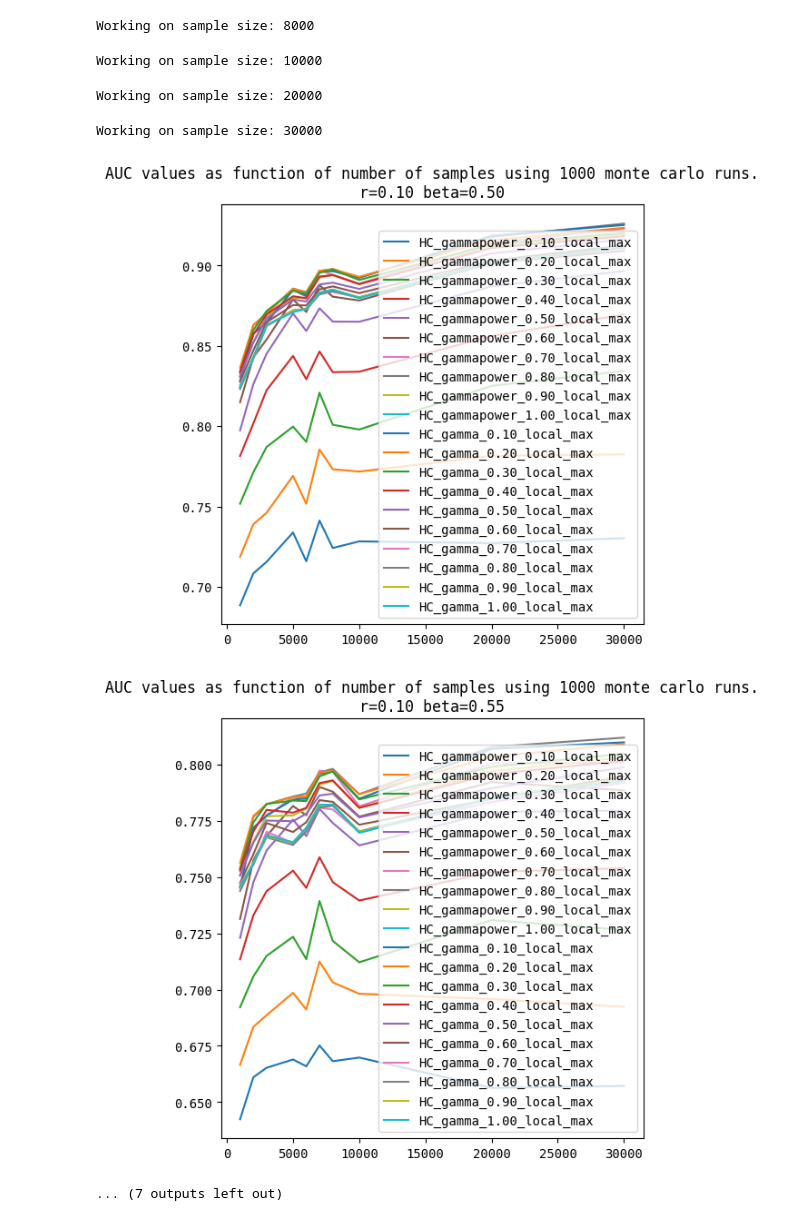
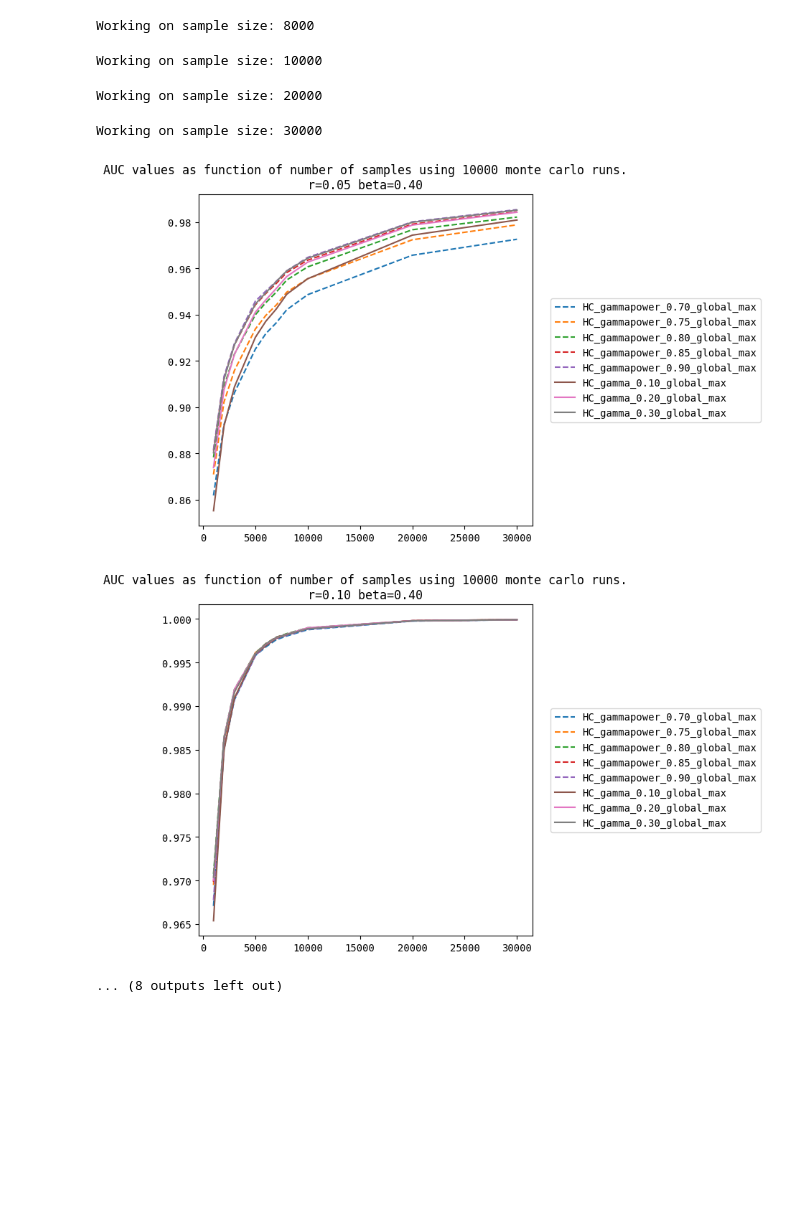
Before and after one commit to drormeir/Thesis, a Jupyter notebook: HC_Null_Hypothesis_Asymptotic.ipynb, the cells around one changed output. Cells and saved outputs as stored; diff of their text form; code cells hidden in the pictures; blank space fills up the shorter version.

```diff
--- a/HC_Null_Hypothesis_Asymptotic.ipynb
+++ b/HC_Null_Hypothesis_Asymptotic.ipynb
@@ -34,45 +34,48 @@ import numpy as np
 
 plt.rcParams['font.family'] = 'monospace'
 # %%
-monte_carlo=1000
+monte_carlo=10000
 N_range = [1000, 2000, 3000, 5000, 6000, 7000, 8000, 10000, 20000, 30000]
-r_range = [0.1]  # , 0.3, 0.7, 1.0, 1.3, 1.7, 2.0]
-beta_range = [0.5, 0.55, 0.6, 0.65, 0.7, 0.75, 0.8, 0.9, 1.0]
+r_range = [0.05, 0.1]  # , 0.7, 1.0, 1.3, 1.7, 2.0]
+beta_range = [0.4, 0.45, 0.5, 0.55, 0.6]
 collect_results = {}
-hc_models = [Higher_Criticism(global_max=False, gamma_power=gamma) for gamma in np.linspace(0.1,1.0,10)]
-hc_models += [Higher_Criticism(global_max=False, gamma=gamma) for gamma in np.linspace(0.1,1.0,10)]
+hc_models = [Higher_Criticism(global_max=True, gamma_power=gamma) for gamma in np.linspace(0.7,0.9,5)]
+hc_models += [Higher_Criticism(global_max=True, gamma=gamma) for gamma in np.linspace(0.1,0.3,3)]
 
 params_list = Two_Lists_Tuple(list(enumerate(beta_range)), list(enumerate(r_range)))
+many_params = len(params_list) > 1
 for ind_N, N in enumerate(N_range):
     print(f'Working on sample size: {N}')
-    for (ind_beta, beta), (ind_r, r) in tqdm(params_list):
+    noise_generator = Data_Generator_Base(N)
+    noise_values = Higher_Criticism.monte_carlo_best_objectives(hc_models=hc_models, data_generator=noise_generator, monte_carlo=monte_carlo, disable_tqdm=many_params)
+    for (ind_beta, beta), (ind_r, r) in tqdm(params_list, disable= not many_params):
         signal_generator = Data_Generator(**Data_Generator.params_from_N_r_beta(N=N, r=r, beta=beta))
-        hc_monte_carlo = Higher_Criticism.monte_carlo_statistics_HC(hc_models=hc_models, monte_carlo=monte_carlo, data_generator=signal_generator)
+        hc_monte_carlo = Higher_Criticism.monte_carlo_statistics_HC(hc_models=hc_models, noise_values=noise_values, data_generator=signal_generator, disable_tqdm=many_params)
         for key, auc in hc_monte_carlo.items():
             if key not in collect_results:
                 collect_results[key] = np.empty(shape=(len(N_range),len(r_range),len(beta_range)), dtype=np.float32)
             collect_results[key][ind_N, ind_r, ind_beta] = auc
 
 for (ind_beta, beta), (ind_r, r) in params_list:
     fig, ax = plt.subplots(1, 1, figsize=(6, 6))
     for key in collect_results:
         auc = collect_results[key][:, ind_r, ind_beta].reshape(-1)
-        ax.plot(N_range, auc, label=key)
+        ax.plot(N_range, auc, label=key, linestyle='dashed' if 'power' in key else 'solid')
         #ax.set_ylim(bottom=0.0, top=1.0)
     ax.set_title(f'AUC values as function of number of samples using {monte_carlo} monte carlo runs.\n' + f'r={r:.2f} beta={beta:.2f}')
-    plt.legend()
+    ax.legend(loc='center right', bbox_to_anchor=(1.7, 0.5))
     plt.show()
 # %% [output]
 Working on sample size: 1000
 Working on sample size: 2000
 Working on sample size: 3000
 Working on sample size: 5000
 Working on sample size: 6000
 Working on sample size: 7000
 Working on sample size: 8000
 Working on sample size: 10000
 Working on sample size: 20000
 Working on sample size: 30000
-[figure, old version]
+[figure, new version]
-[figure, old version]
+[figure, new version]
-... (7 outputs left out)
+... (8 outputs left out)
```
Also changed, not shown: parts of 1 cell of this notebook, 1 other file.
